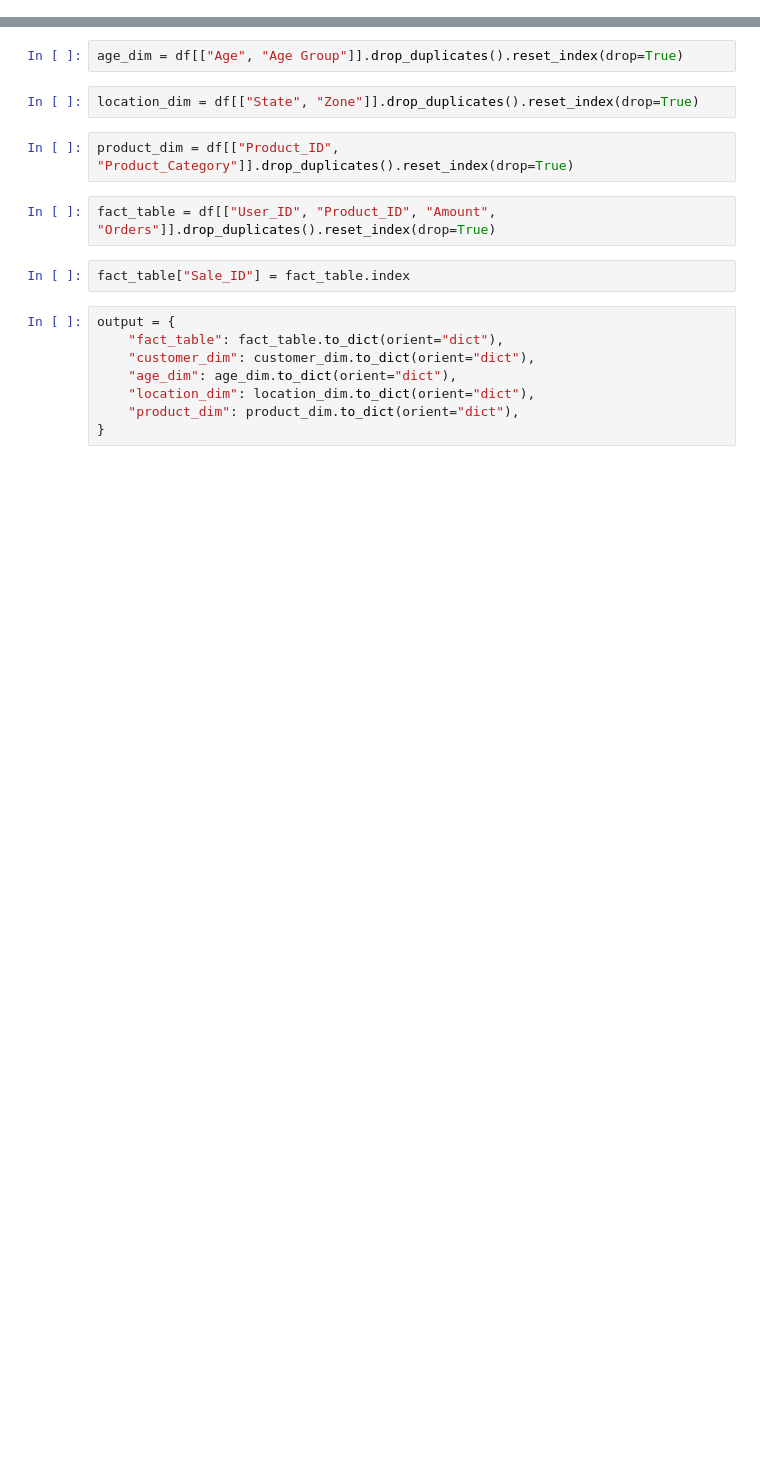
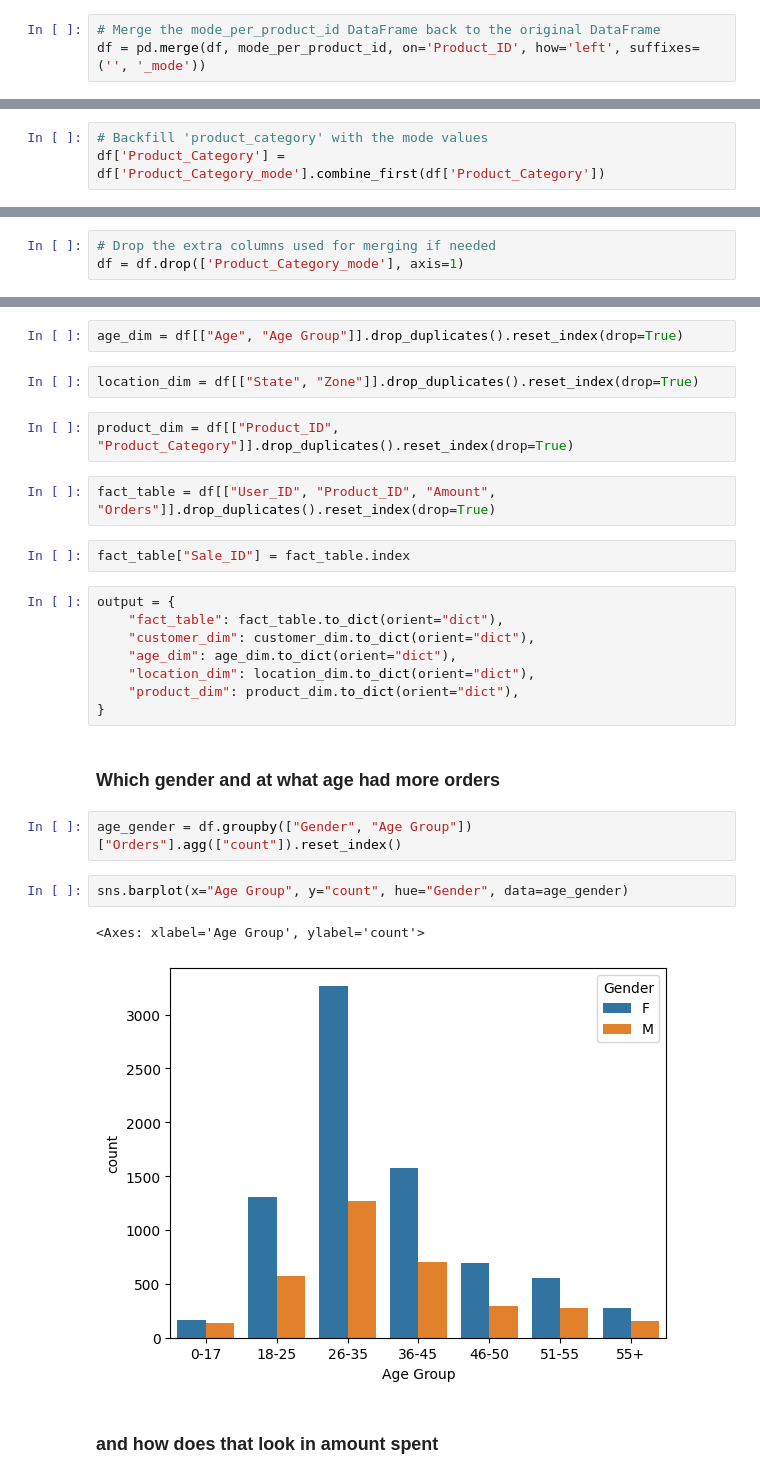
Before and after one commit to EcoFiendly/tidytuesday, a Jupyter notebook: 2023-11-14/exploration.ipynb, the cells around one changed output, grey strips where cells are left out. Saved outputs shown, nothing was run; the diff lists cells and outputs as text; blank space fills up the shorter version.

Commit message:
Use mode to clean id to category mapping

```diff
--- a/2023-11-14/exploration.ipynb
+++ b/2023-11-14/exploration.ipynb
@@ -21,0 +44,3 @@ df = df.drop_duplicates().reset_index(drop=True)
+# %%
+# Merge the mode_per_product_id DataFrame back to the original DataFrame
+df = pd.merge(df, mode_per_product_id, on='Product_ID', how='left', suffixes=('', '_mode'))
@@ -21,0 +63,3 @@ df = df.drop_duplicates().reset_index(drop=True)
+# %%
+# Backfill 'product_category' with the mode values
+df['Product_Category'] = df['Product_Category_mode'].combine_first(df['Product_Category'])
@@ -21,0 +68,3 @@ df = df.drop_duplicates().reset_index(drop=True)
+# %%
+# Drop the extra columns used for merging if needed
+df = df.drop(['Product_Category_mode'], axis=1)
@@ -52,3 +117,14 @@ output = {
     "location_dim": location_dim.to_dict(orient="dict"),
     "product_dim": product_dim.to_dict(orient="dict"),
 }
+# %% [markdown]
+### Which gender and at what age had more orders
+# %%
+age_gender = df.groupby(["Gender", "Age Group"])["Orders"].agg(["count"]).reset_index()
+# %%
+sns.barplot(x="Age Group", y="count", hue="Gender", data=age_gender)
+# %% [output]
+<Axes: xlabel='Age Group', ylabel='count'>
+[figure, added]
+# %% [markdown]
+### and how does that look in amount spent
```
Also changed, not shown: parts of 17 cells of this notebook.
